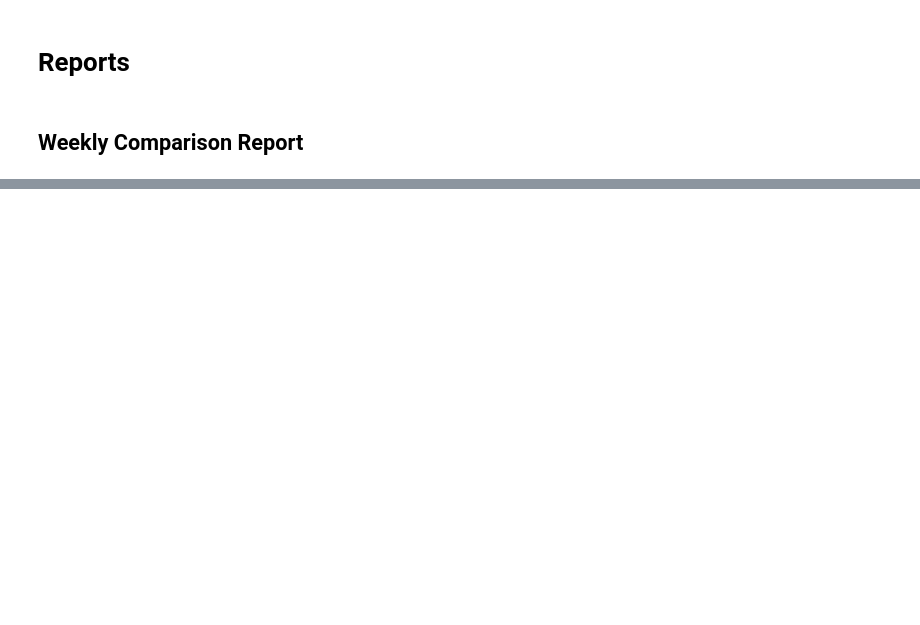
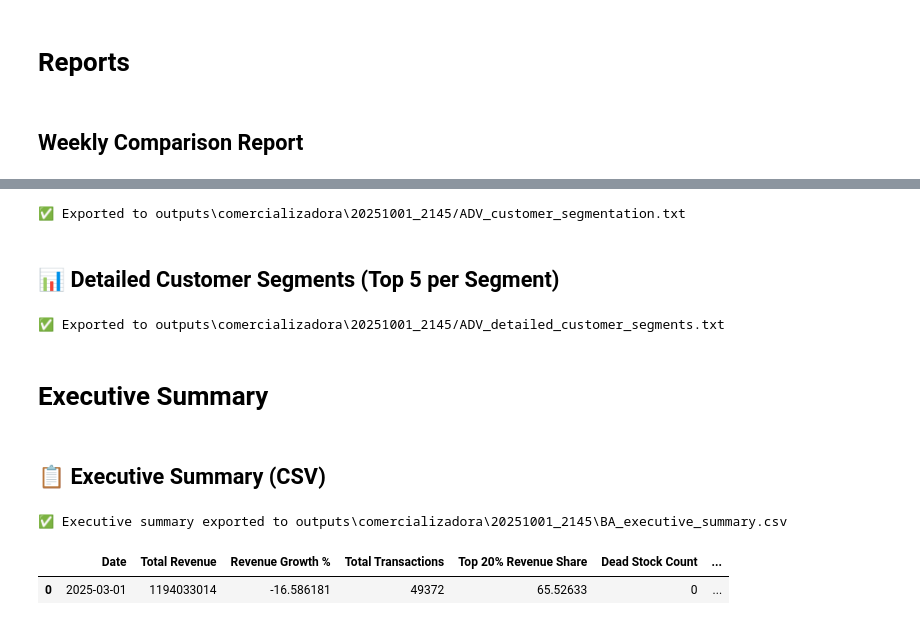
Before and after one commit to Brownbull/khujta_ai_business, a Jupyter notebook: full_note.ipynb, the cells around one changed output, grey strips where cells are left out. Cells and saved outputs as stored; diff of their text form; code cells hidden in the pictures; blank space fills up the shorter version.

Commit message:
segmentation customer added

```diff
--- a/full_note.ipynb
+++ b/full_note.ipynb
@@ -16,6 +16,7 @@ config = {
     'quantity_col': 'cantidad',
     'transaction_col': 'trans_id',
     'cost_col': 'costo',
+    'customer_col': 'customer_id',
 
     # Analysis settings
     'analysis_date': '2025-03-01',      # Or 'current' for today
@@ -25,7 +26,7 @@ config = {
     'language': 'EN',
 }
 
-save = 0  # True or 1 to save outputs, False or 0 to just print
+save = 1  # True or 1 to save outputs, False or 0 to just print
 # %%
 from modules.business_analytics import BusinessAnalyzer
 from modules.dashboard import ExecutiveDashboard
@@ -236,0 +163,36 @@ Avg Transaction:
+# %%
+rfm_segmentation = advanced.calculate_customer_segmentation_rfm()
+print_info(advanced.print_customer_segmentation(), analyzer.out_dir, "ADV_customer_segmentation.txt", save=save)
+# %% [output]
+✅ Exported to outputs\comercializadora\20251001_2145/ADV_customer_segmentation.txt
+# %% [markdown]
+## 📊 Detailed Customer Segments (Top 5 per Segment)
+# %%
+detailed_segments = advanced.calculate_detailed_customer_segments(top_n=5)
+print_info(advanced.print_detailed_customer_segments(top_n=5), analyzer.out_dir, "ADV_detailed_customer_segments.txt", save=save)
+# %% [output]
+✅ Exported to outputs\comercializadora\20251001_2145/ADV_detailed_customer_segments.txt
+# %% [markdown]
+# Executive Summary
+# %% [markdown]
+## 📋 Executive Summary (CSV)
+# %%
+# Save executive summary as CSV for easy tracking over time
+import pandas as pd
+
+summary_dict = analyzer.get_executive_summary_dict()
+summary_df = pd.DataFrame([summary_dict])
+
+if save:
+    save_path = os.path.join(analyzer.out_dir, 'BA_executive_summary.csv')
+    os.makedirs(os.path.dirname(save_path), exist_ok=True)
+    summary_df.to_csv(save_path, index=False)
+    print(f"✅ Executive summary exported to {save_path}")
+else:
+    print(summary_df.to_string(index=False))
+
+summary_df
+# %% [output]
+✅ Executive summary exported to outputs\comercializadora\20251001_2145\BA_executive_summary.csv
+|  | Date | Total Revenue | Revenue Growth % | Total Transactions | Top 20% Revenue Share | Dead Stock Count | ... |
+| 0 | 2025-03-01 | 1194033014 | -16.586181 | 49372 | 65.52633 | 0 | ... |
```
Also changed, not shown: parts of 16 cells of this notebook, 2 other files.
